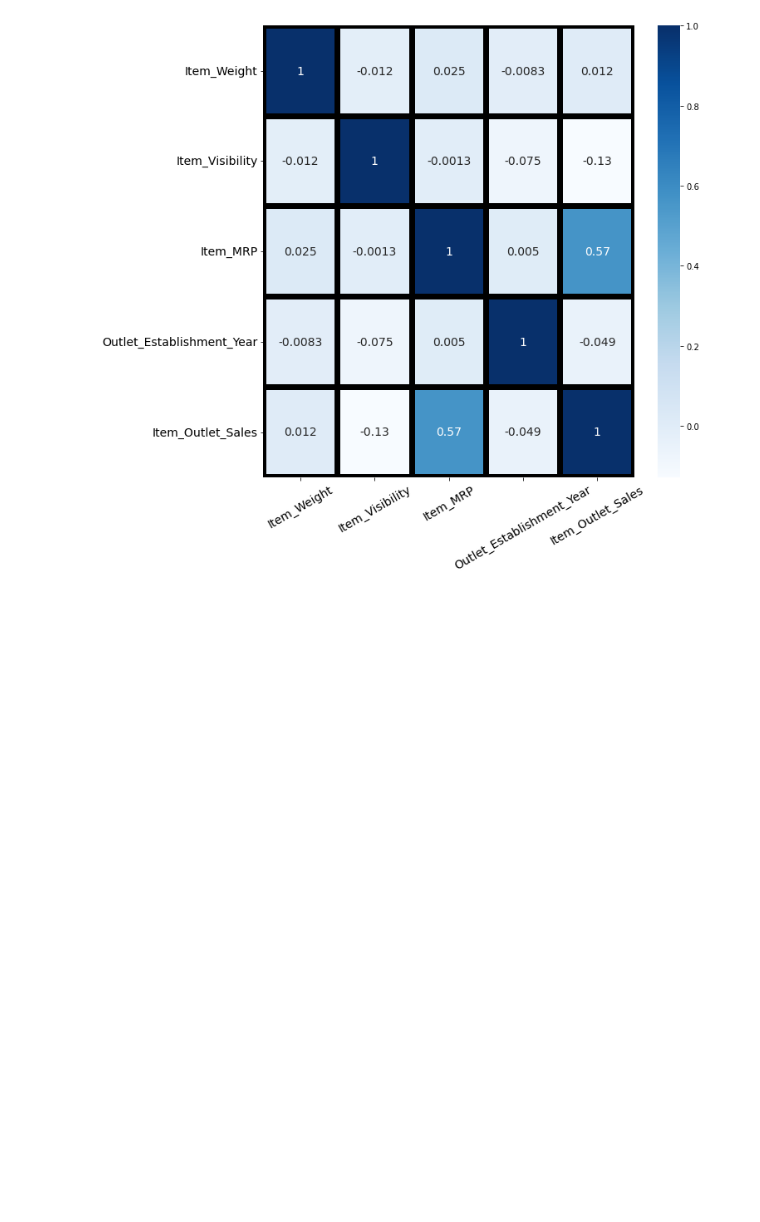
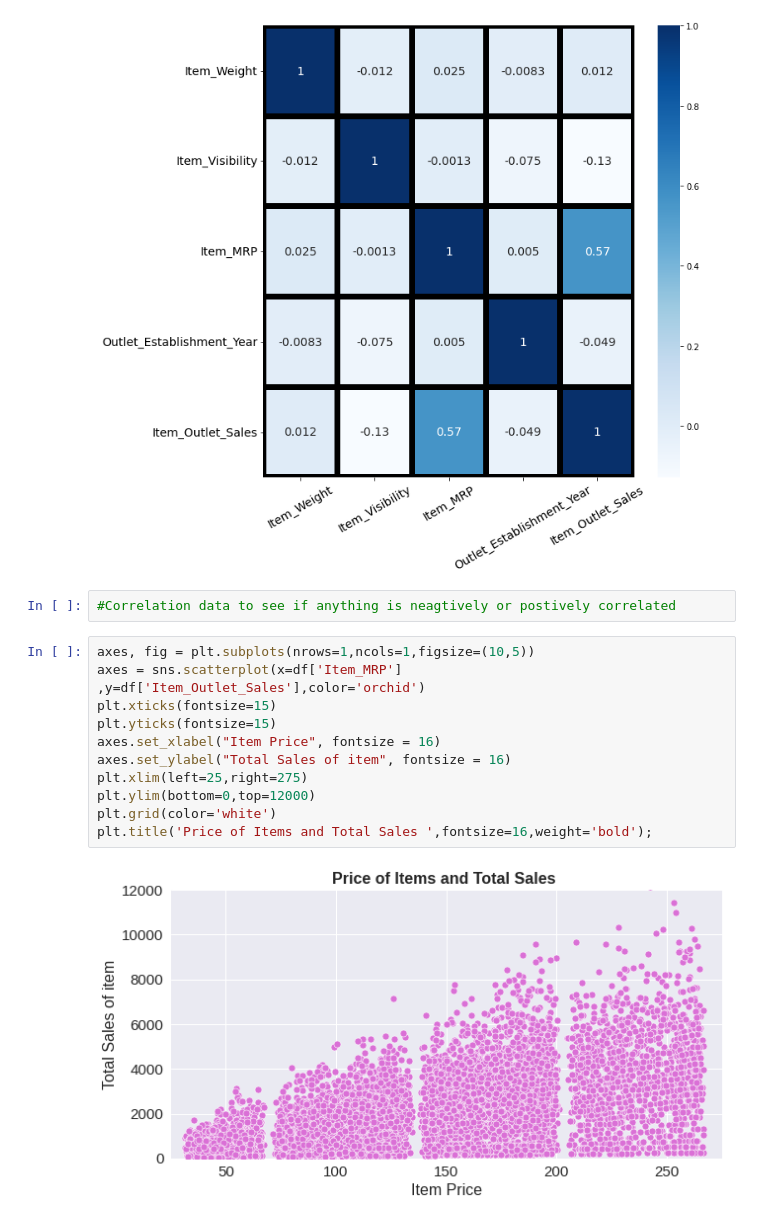
Before and after one commit to ryanba08/grocery_Sales_data, a Jupyter notebook: sales_Data.ipynb, the cells around one changed output. Saved outputs shown, nothing was run; the diff lists cells and outputs as text; blank space fills up the shorter version.

```diff
--- a/sales_Data.ipynb
+++ b/sales_Data.ipynb
@@ -266,3 +270,18 @@ plt.xticks(fontsize=14,rotation=30)
 plt.yticks(fontsize=14,rotation=0);
 # %% [output]
 [figure]
+# %%
+#Correlation data to see if anything is neagtively or postively correlated
+# %%
+axes, fig = plt.subplots(nrows=1,ncols=1,figsize=(10,5))
+axes = sns.scatterplot(x=df['Item_MRP'] ,y=df['Item_Outlet_Sales'],color='orchid')
+plt.xticks(fontsize=15)
+plt.yticks(fontsize=15)
+axes.set_xlabel("Item Price", fontsize = 16)
+axes.set_ylabel("Total Sales of item", fontsize = 16)
+plt.xlim(left=25,right=275)
+plt.ylim(bottom=0,top=12000)
+plt.grid(color='white')
+plt.title('Price of Items and Total Sales ',fontsize=16,weight='bold');
+# %% [output]
+[figure, added]
```
Also changed, not shown: parts of 5 cells of this notebook.
